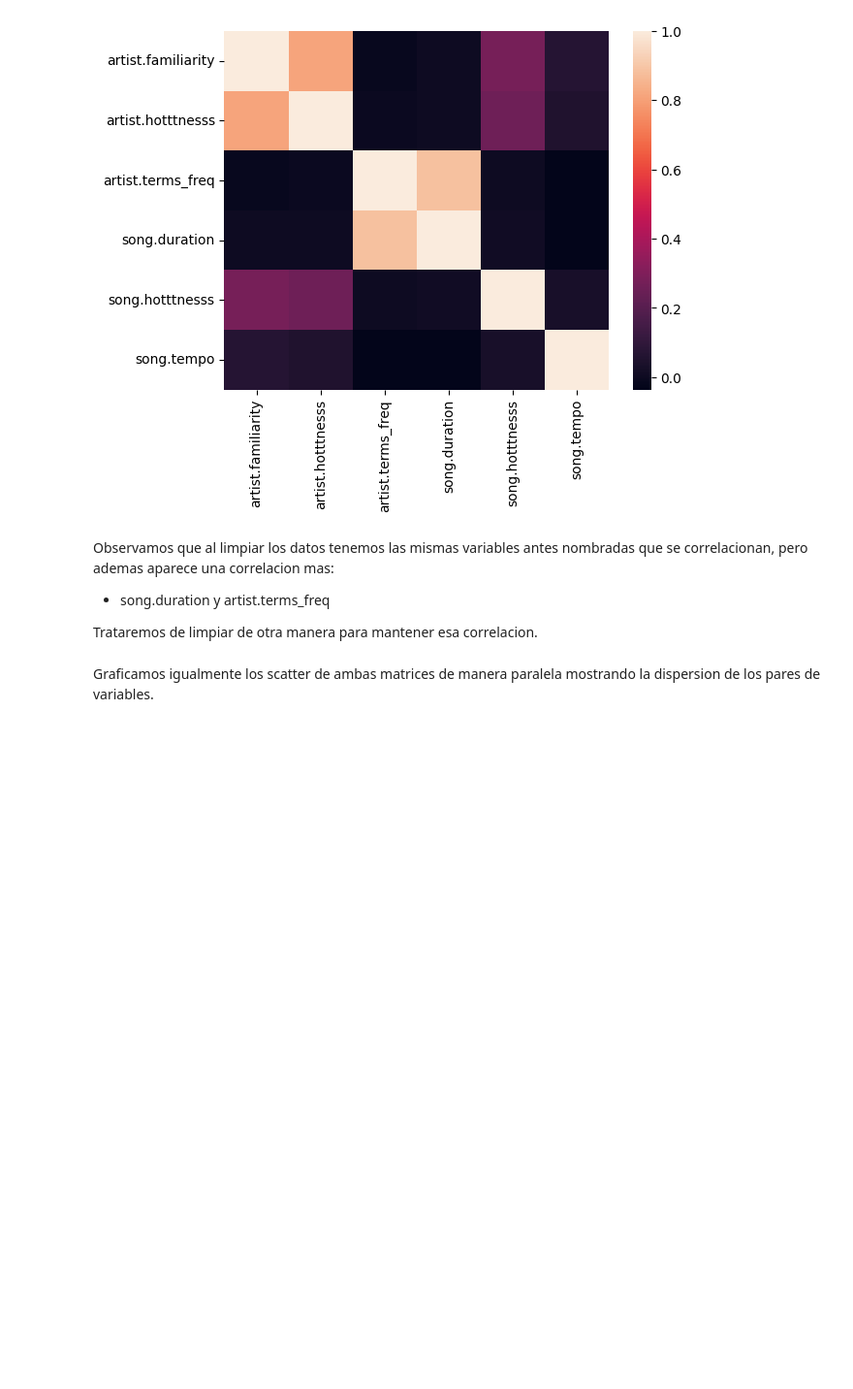
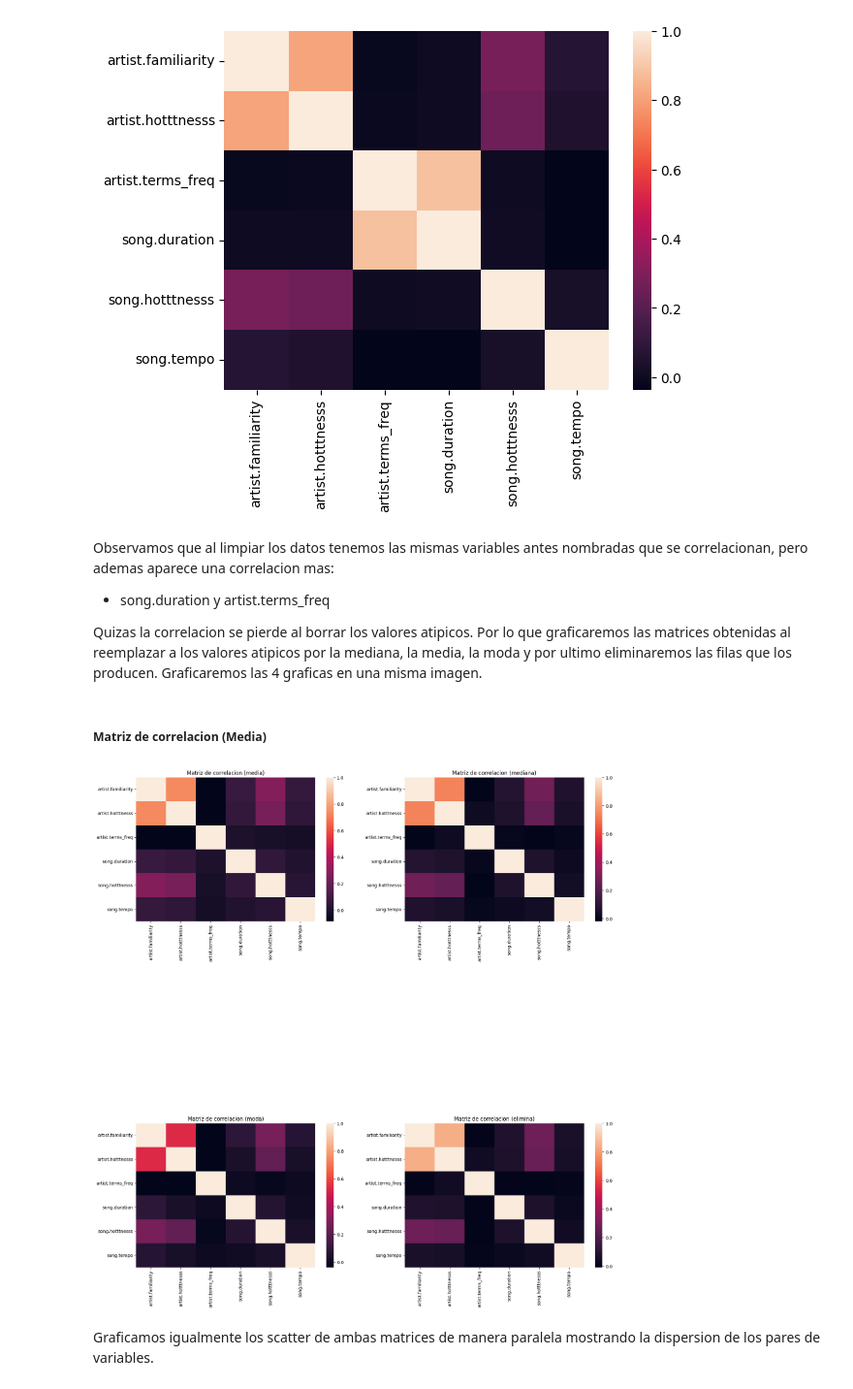
Before and after one commit to cristiandevar/PythonML, a Jupyter notebook: TPFinal/TPFINAL.ipynb, the cells around one changed output. Shown at 97% size. Saved outputs shown, nothing was run; the diff lists cells and outputs as text; code cells hidden in the pictures; blank space fills up the shorter version.

```diff
--- a/TPFinal/TPFINAL.ipynb
+++ b/TPFinal/TPFINAL.ipynb
@@ -699,6 +699,70 @@ plt.show()
 Observamos que al limpiar los datos tenemos las mismas variables antes nombradas que se correlacionan, pero ademas aparece una correlacion mas:
 * song.duration y artist.terms_freq
 
-Trataremos de limpiar de otra manera para mantener esa correlacion.
+Quizas la correlacion se pierde al borrar los valores atipicos. Por lo que graficaremos las matrices obtenidas al reemplazar a los valores atipicos por la mediana, la media, la moda y por ultimo eliminaremos las filas que los producen. Graficaremos las 4 graficas en una misma imagen.
+# %% [markdown]
+##### Matriz de correlacion (Media)
+# %%
+matriz_limpia_media = pd.read_csv('music.csv')
+matriz_limpia_mediana = pd.read_csv('music.csv')
+matriz_limpia_moda = pd.read_csv('music.csv')
+matriz_limpia_elimina = pd.read_csv('music.csv')
+
+cols =[
+    'artist.familiarity',
+    'artist.hotttnesss',
+    'artist.terms_freq',
+    'song.duration',
+    'song.hotttnesss',
+    'song.tempo'
+]
+
+for c in cols:
+    q1 = matriz_limpia_media[c].quantile(0.25)
+    q3 = matriz_limpia_media[c].quantile(0.75)
+    riq = q3 - q1
+    franja_inferior = q1 - 1.5 * riq
+    franja_superior = q3 + 1.5 * riq
+
+    media = matriz_limpia_media[c].mean()
+    matriz_limpia_media.loc[matriz_limpia_media[c]<franja_inferior, c] =  media
+    matriz_limpia_media.loc[matriz_limpia_media[c]>franja_superior, c] =  media
+
+    moda = matriz_limpia_moda[c].mode()[0]
+    matriz_limpia_moda.loc[matriz_limpia_moda[c]<franja_inferior, c] =  moda
+    matriz_limpia_moda.loc[matriz_limpia_moda[c]>franja_superior, c] =  moda
+
+    mediana = matriz_limpia_mediana[c].median()
+    matriz_limpia_mediana.loc[matriz_limpia_mediana[c]<franja_inferior, c] =  mediana
+    matriz_limpia_mediana.loc[matriz_limpia_mediana[c]>franja_superior, c] =  mediana
+
+    matriz_limpia_elimina.drop(matriz_limpia_elimina[matriz_limpia_elimina[c]<franja_inferior].index, inplace=True)
+    matriz_limpia_elimina.drop(matriz_limpia_elimina[matriz_limpia_elimina[c]>franja_superior].index, inplace=True)
+
+plt.figure(figsize=(20,20))
+
+plt.subplot(3, 2, 1)
+plt.title('Matriz de correlacion (media)')
+matriz_correlacion_media = matriz_limpia_media[cols].corr()
+sns.heatmap(matriz_correlacion_media)
+
+plt.subplot(3, 2, 2)
+plt.title('Matriz de correlacion (mediana)')
+matriz_correlacion_mediana = matriz_limpia_mediana[cols].corr()
+sns.heatmap(matriz_correlacion_mediana)
+
+plt.subplot(3, 2, 5)
+plt.title('Matriz de correlacion (moda)')
+matriz_correlacion_moda = matriz_limpia_moda[cols].corr()
+sns.heatmap(matriz_correlacion_moda)
+
+plt.subplot(3, 2, 6)
+plt.title('Matriz de correlacion (elimina)')
+matriz_correlacion_elimina = matriz_limpia_elimina[cols].corr()
+sns.heatmap(matriz_correlacion_elimina)
+
+plt.show()
+# %% [output]
+[figure, added]
 # %% [markdown]
 Graficamos igualmente los scatter de ambas matrices de manera paralela mostrando la dispersion de los pares de variables.
```
Also changed, not shown: parts of 8 cells of this notebook.
